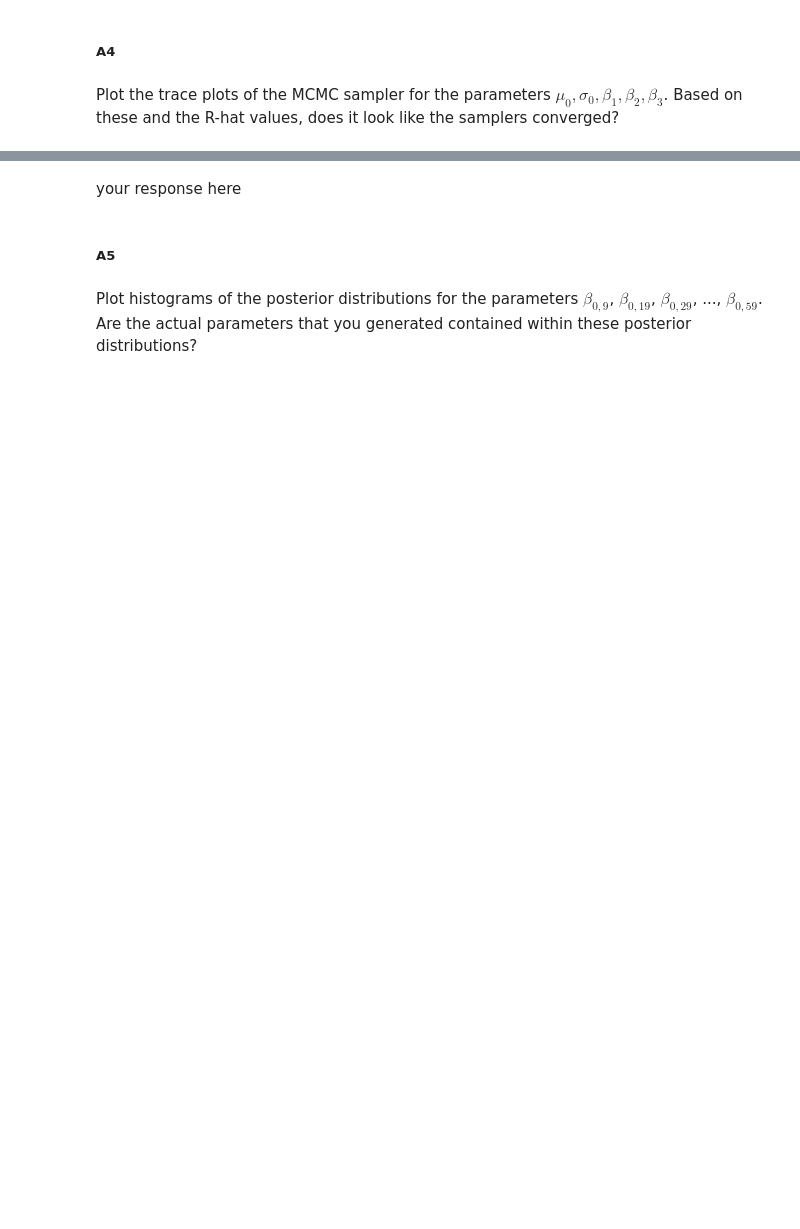
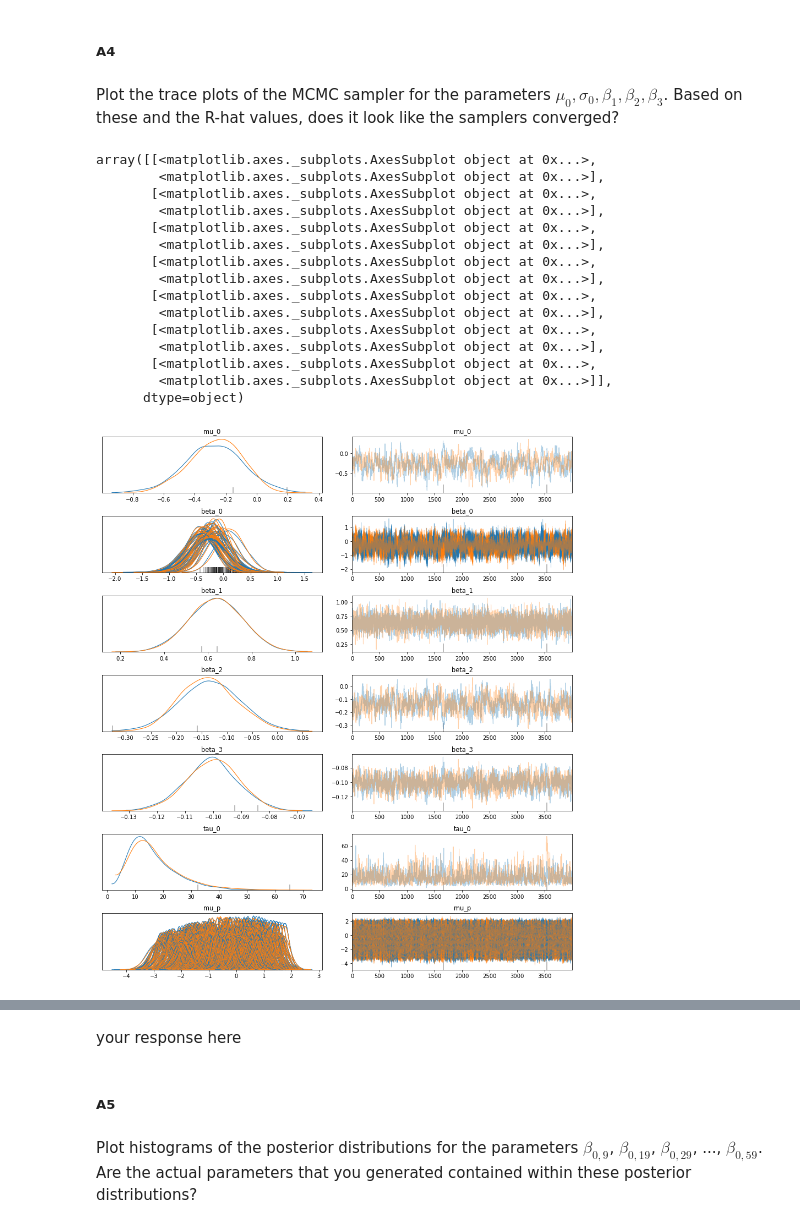
Before and after one commit to Ruby122/2020-CS109B, a Jupyter notebook: content/homeworks/hw03/cs109b_hw3.ipynb, the cells around one changed output, grey strips where cells are left out. Drawn from its saved outputs; the diff is of its cells as text; code cells hidden in the pictures; blank space fills up the shorter version.

```diff
--- a/content/homeworks/hw03/cs109b_hw3.ipynb
+++ b/content/homeworks/hw03/cs109b_hw3.ipynb
@@ -74,0 +73,12 @@ As a preprocessing step, map the district number 61 to the number 54 so that the
+# %%
+#your code here
+data_train = pd.read_csv('data/dataset_2_train.csv')
+data_test = pd.read_csv('data/dataset_2_test.csv')
+# map 61 to 54
+data_train.loc[data_train['district'] == 61, 'district'] = 54
+data_test.loc[data_test['district'] == 61, 'district'] = 54
+# rename 60 to 0
+data_train.loc[data_train['district'] == 60, 'district'] = 0
+data_test.loc[data_test['district'] == 60, 'district'] = 0
+
+data_train.head()
@@ -103,0 +139,26 @@ Note: It is wise to take advantage of a model's built-in `summary` method to ins
+# %%
+from scipy import optimize
+#your code here
+logit_model = pm.Model()
+
+with logit_model:
+    # varying coefficient beta_0 for each intercept
+    mu_0 = pm.Normal(name = 'mu_0', mu = 0, sigma = 100)
+    # sig2_inv_0 = tau_0 for normal model
+    tau_0 = pm.Gamma(name = 'tau_0', alpha = 0.1, beta = 0.1)
+    beta_0 = pm.Normal(name = 'beta_0', mu = mu_0, tau = tau_0, shape = num_district)
+    # varying intercepts
+    intercepts = beta_0[data_train.district.values]
+    # three beta coefs
+    beta_1 = pm.Normal(name = 'beta_1', mu = 0, sigma = 100)
+    beta_2 = pm.Normal(name = 'beta_2', mu = 0, sigma = 100)
+    beta_3 = pm.Normal(name = 'beta_3', mu = 0, sigma = 100)
+    # Expected value of outcome - posterior
+    # get logit p
+    mu_logit_p = pm.Deterministic('mu_p', intercepts + beta_1*data_train['urban']
+                                  + beta_2 * data_train['living.children']
+                                  + beta_3 * data_train['age_mean'])
+    # data likelihood
+    obs = pm.Bernoulli('observed', logit_p = mu_logit_p, observed = Y)
+    # trace
+    trace = pm.sample(4000, tune=2000, target_accept=0.8)
@@ -107,3 +178,21 @@ Note: It is wise to take advantage of a model's built-in `summary` method to ins
 Plot the trace plots of the MCMC sampler for the parameters $\mu_0, \sigma_0, \beta_1, \beta_2, \beta_3$. Based on these and the R-hat values, does it look like the samplers converged?
 # %%
 #your code here
+pm.traceplot(trace)
+# %% [output]
+array([[<matplotlib.axes._subplots.AxesSubplot object at 0x...>,
+        <matplotlib.axes._subplots.AxesSubplot object at 0x...>],
+       [<matplotlib.axes._subplots.AxesSubplot object at 0x...>,
+        <matplotlib.axes._subplots.AxesSubplot object at 0x...>],
+       [<matplotlib.axes._subplots.AxesSubplot object at 0x...>,
+        <matplotlib.axes._subplots.AxesSubplot object at 0x...>],
+       [<matplotlib.axes._subplots.AxesSubplot object at 0x...>,
+        <matplotlib.axes._subplots.AxesSubplot object at 0x...>],
+       [<matplotlib.axes._subplots.AxesSubplot object at 0x...>,
+        <matplotlib.axes._subplots.AxesSubplot object at 0x...>],
+       [<matplotlib.axes._subplots.AxesSubplot object at 0x...>,
+        <matplotlib.axes._subplots.AxesSubplot object at 0x...>],
+       [<matplotlib.axes._subplots.AxesSubplot object at 0x...>,
+        <matplotlib.axes._subplots.AxesSubplot object at 0x...>]],
+      dtype=object)
+[figure, added]
```
Also changed, not shown: parts of 27 cells of this notebook, 7 other files.
